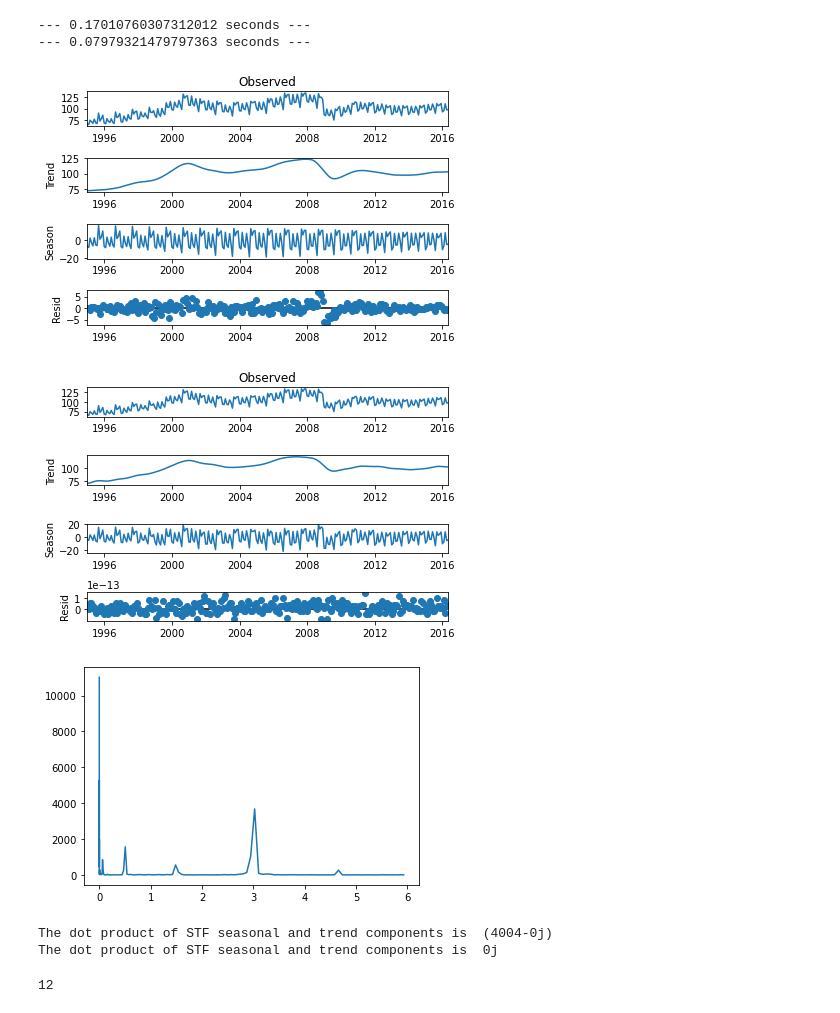
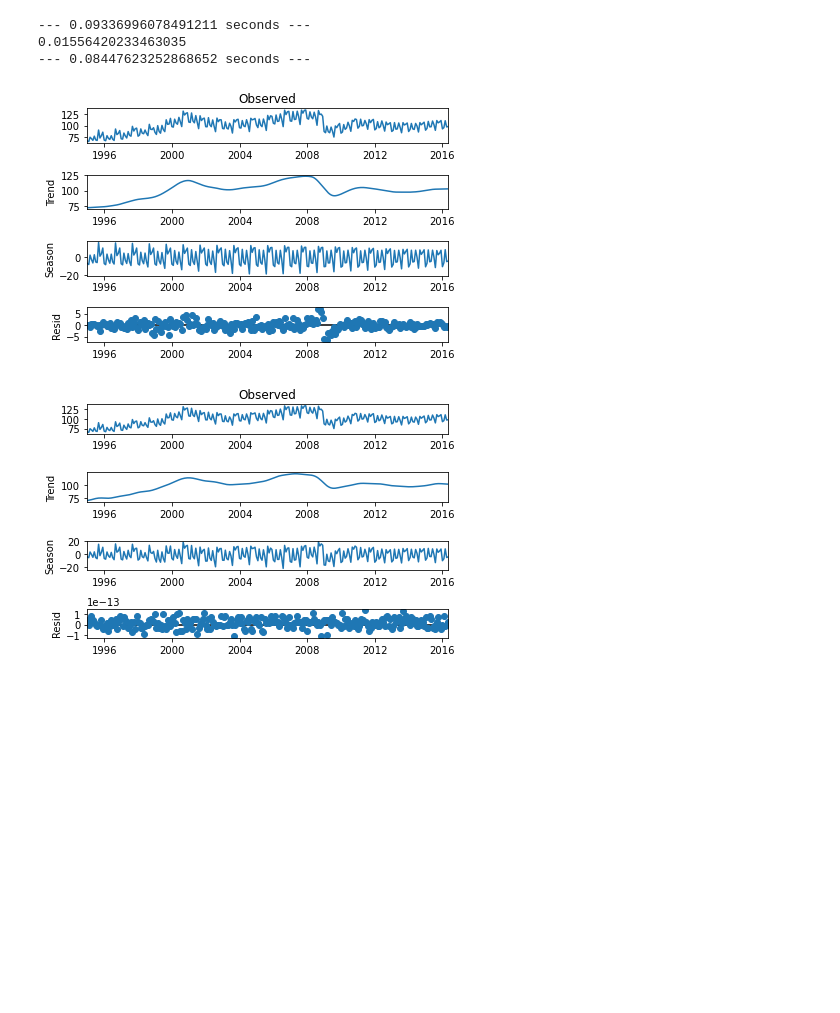
Before and after one commit to thodson-usgs/stf-decomposition, a Jupyter notebook: notebooks/02_stf_vs_stl.ipynb, the cells around one changed output. Saved outputs shown, nothing was run; the diff lists cells and outputs as text; code cells hidden in the pictures; blank space fills up the shorter version.

```diff
--- a/notebooks/02_stf_vs_stl.ipynb
+++ b/notebooks/02_stf_vs_stl.ipynb
@@ -15,7 +15,7 @@ warnings.filterwarnings("ignore")
 class STF_reflected:
 
     # init method or constructor
-    def __init__(self, data, window, period = None, pad = None):
+    def __init__(self, data, window, period = None, pad = None, seasonal = None):
         self.data = data
         self.window = window
         if period is None:
@@ -55,16 +55,19 @@ class STF_reflected:
             window = get_window(self.window, len(reflected))
 
         # X axis of freqs
+        print(1 / (dt*n))
         freq = (1 / (dt*n)) * np.arange(n)
 
         # Apply window to freqs
         freq = freq*window
 
         # Filter freqs for trend (low pass filter)
-        fhat[freq > 0.02] = 0
+        filter_cutoff = (2*math.pi) / 365
+
+        fhat[freq > filter_cutoff] = 0
 
         # Filter freqs for seasonal (high pass filter)
-        fhat_seasonal[freq <= 0.02] = 0
+        fhat_seasonal[freq <= filter_cutoff] = 0
 
         # Inverse FFT for filtered time signal
         ffilt = np.fft.ifft(fhat)
@@ -200,41 +203,27 @@ class STF:
 # %%
 import pandas as pd
 from statsmodels.tsa.seasonal import STL
 import numpy as np
 import matplotlib.pyplot as plt
 from statsmodels.datasets import elec_equip as ds
 import statsmodels.datasets
 
-
-#TODO: 3/23/2022
-# Append one row to make an even array
-# Double the length and pad with zeros
-
 # Test stf vs stl on elec_equip data
 elec_equip = ds.load().data
-
 start_time = time.time()
 stl = STL(elec_equip, seasonal = 13)
 res_robust = stl.fit()
 fig = res_robust.plot()
 print("--- %s seconds ---" % (time.time() - start_time))
 
 start_time = time.time()
 stf = STF_reflected(elec_equip, "blackman", pad = 1)
 res = stf.fit()
 fig = res.plot()
 print("--- %s seconds ---" % (time.time() - start_time))
-
-stf = STF(elec_equip, "hanning", cutoff=.9)
-res = stf.fit()
-fig = res.plot()
-stf.period
 # %% [output]
---- 0.17010760307312012 seconds ---
---- 0.07979321479797363 seconds ---
+--- 0.09336996078491211 seconds ---
+0.01556420233463035
+--- 0.08447623252868652 seconds ---
 [figure]
-[figure, old version]
+[figure, new version]
-[figure, removed]
-The dot product of STF seasonal and trend components is  (4004-0j)
-The dot product of STF seasonal and trend components is  0j
-12
```
Also changed, not shown: parts of 6 cells of this notebook.
